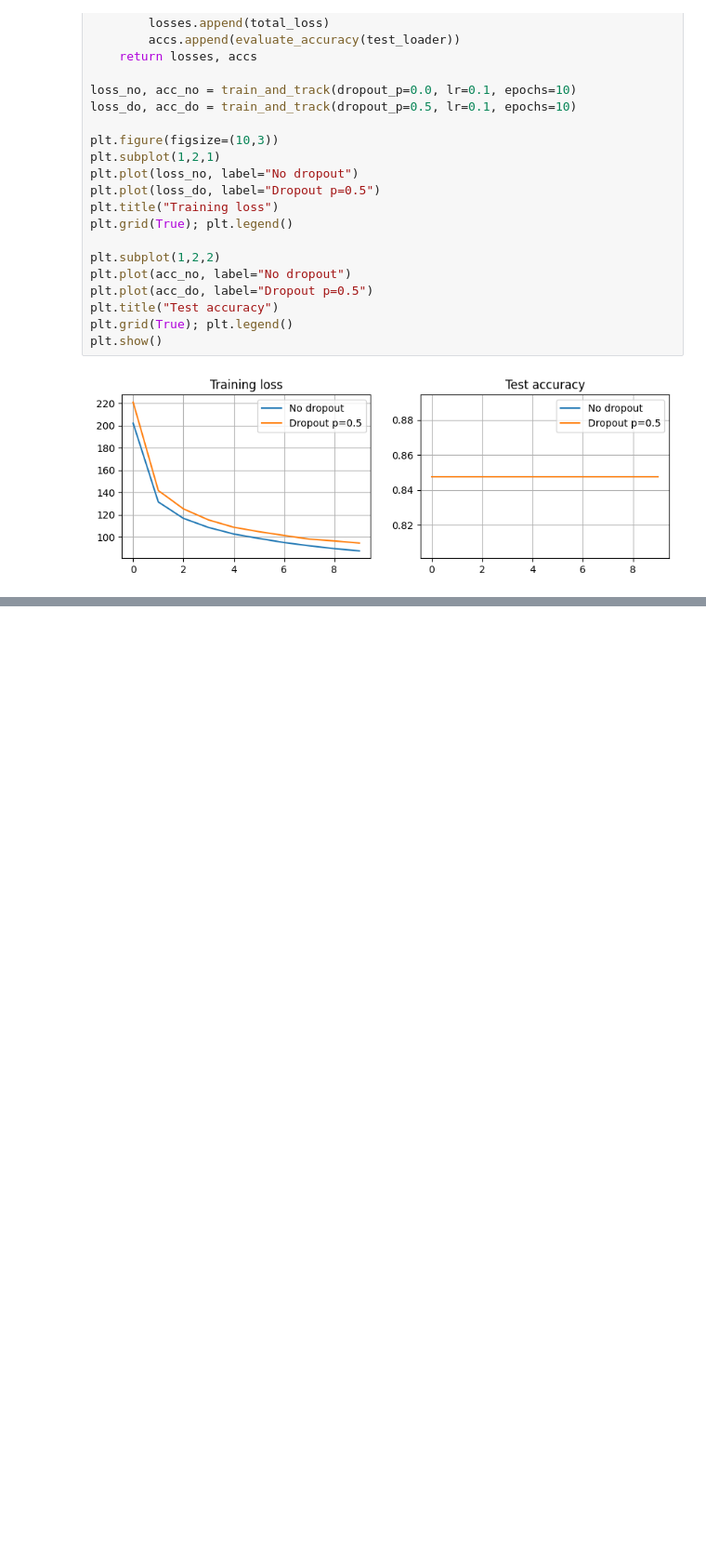
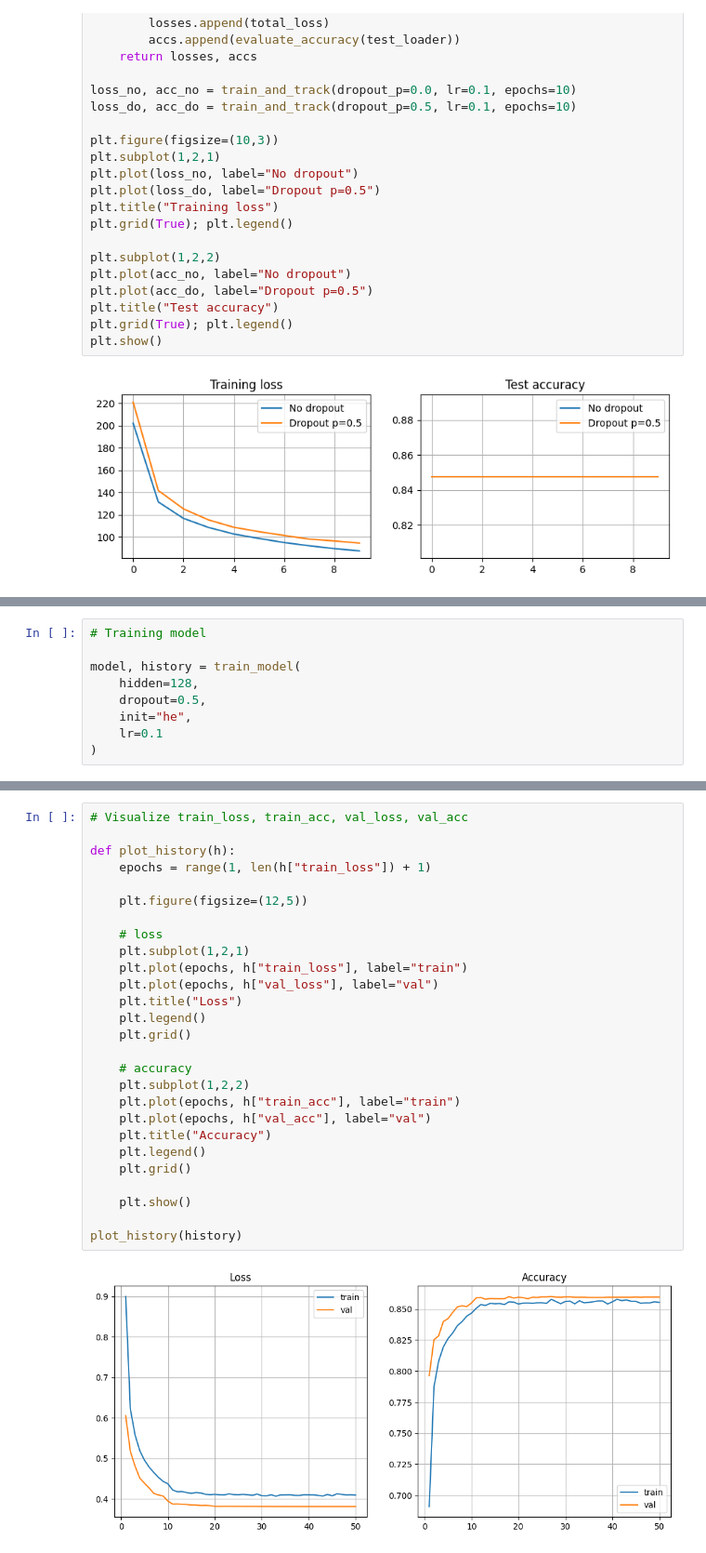
Before and after one commit to heoconngoc/Deep_Learning, a Jupyter notebook: 5_Multilayer_Perceptrons.ipynb, the cells around one changed output, grey strips where cells are left out. Shown at 93% size. Cells and saved outputs as stored; diff of their text form; blank space fills up the shorter version.

```diff
--- a/5_Multilayer_Perceptrons.ipynb
+++ b/5_Multilayer_Perceptrons.ipynb
@@ -312,0 +503,9 @@ plt.show()
+# %%
+# Training model
+
+model, history = train_model(
+    hidden=128,
+    dropout=0.5,
+    init="he",
+    lr=0.1
+)
@@ -312,0 +530,29 @@ plt.show()
+# %%
+# Visualize train_loss, train_acc, val_loss, val_acc
+
+def plot_history(h):
+    epochs = range(1, len(h["train_loss"]) + 1)
+
+    plt.figure(figsize=(12,5))
+
+    # loss
+    plt.subplot(1,2,1)
+    plt.plot(epochs, h["train_loss"], label="train")
+    plt.plot(epochs, h["val_loss"], label="val")
+    plt.title("Loss")
+    plt.legend()
+    plt.grid()
+
+    # accuracy
+    plt.subplot(1,2,2)
+    plt.plot(epochs, h["train_acc"], label="train")
+    plt.plot(epochs, h["val_acc"], label="val")
+    plt.title("Accuracy")
+    plt.legend()
+    plt.grid()
+
+    plt.show()
+
+plot_history(history)
+# %% [output]
+[figure, added]
```
Also changed, not shown: parts of 12 cells of this notebook.
